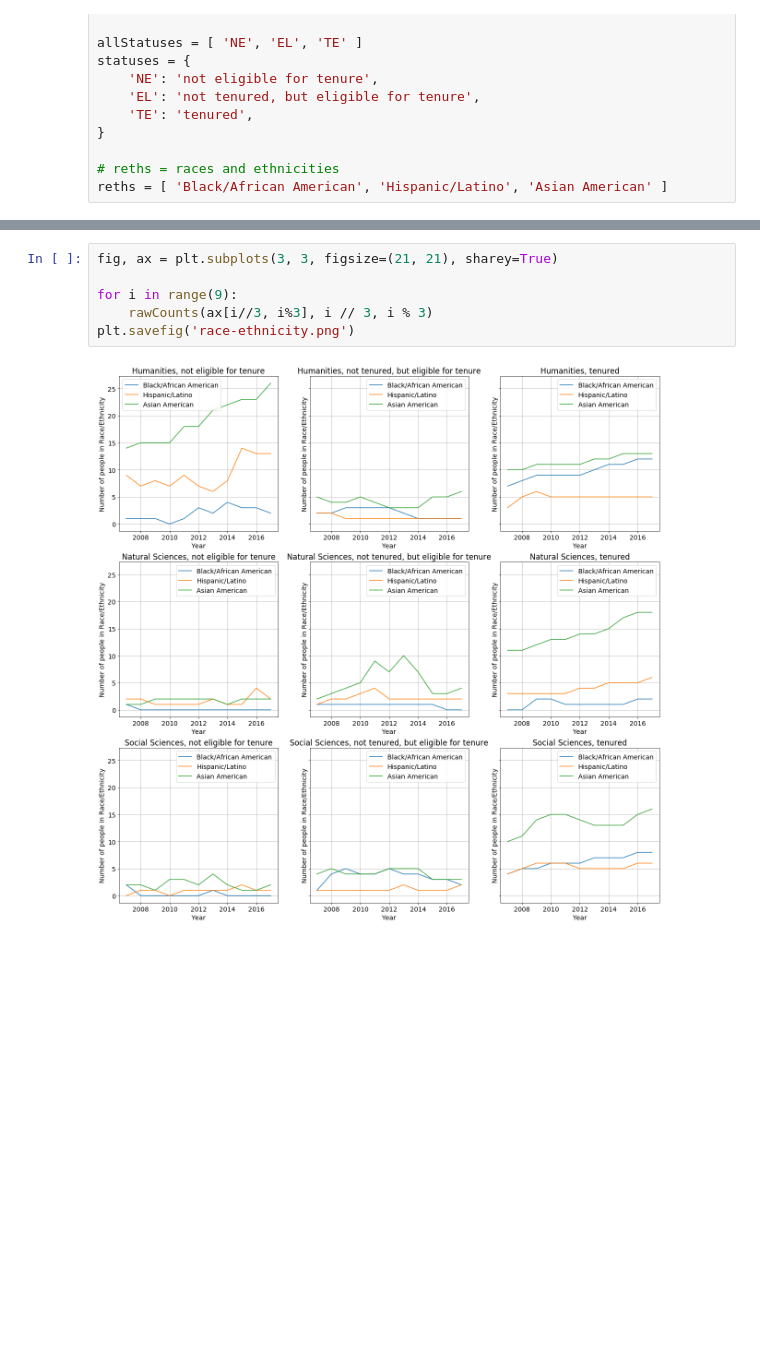
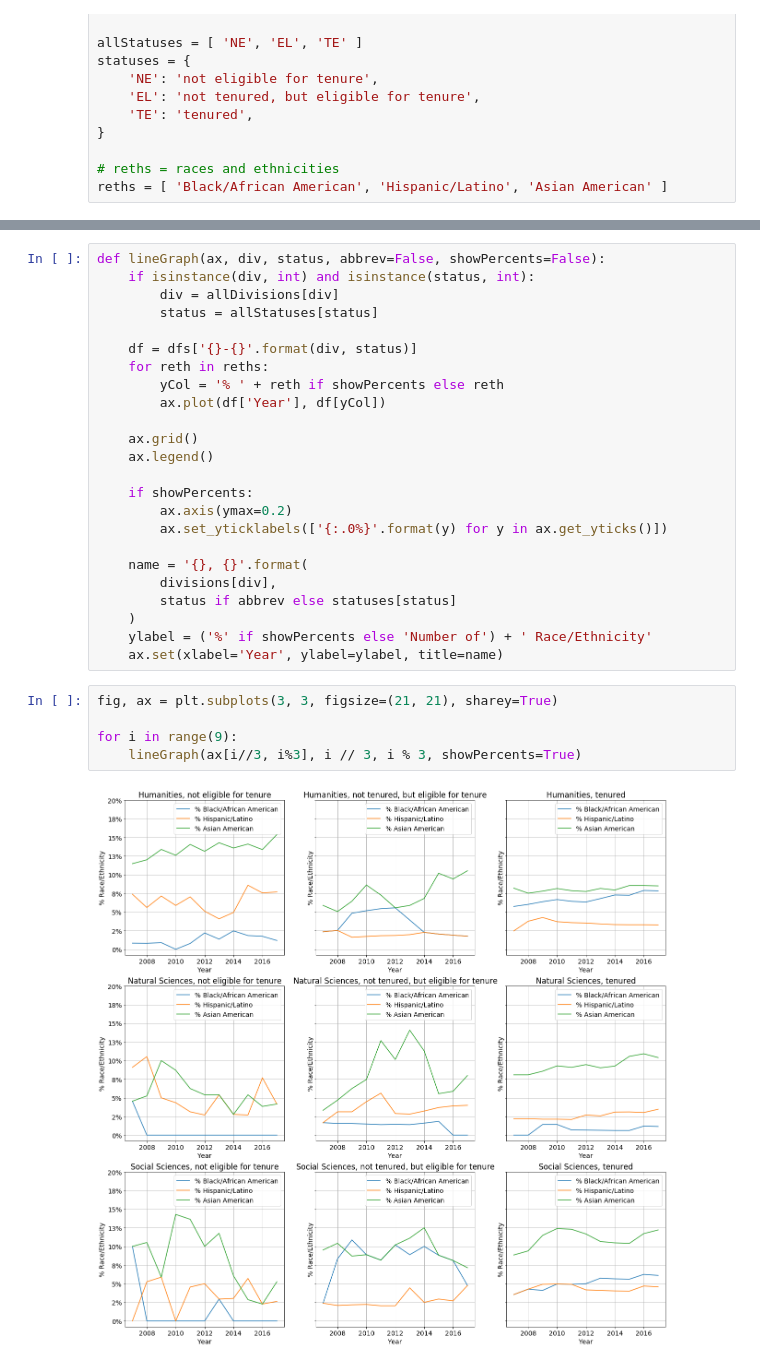
Before and after one commit to jsonkao/youdrawit-tenure, a Jupyter notebook: notebooks/race-ethnicity.ipynb, the cells around one changed output, grey strips where cells are left out. Drawn from its saved outputs; the diff is of its cells as text; blank space fills up the shorter version.

Commit message:
percents

```diff
--- a/notebooks/race-ethnicity.ipynb
+++ b/notebooks/race-ethnicity.ipynb
@@ -68,8 +33,31 @@ def rawCounts(ax, div, status, abbrev=False):
+# %%
+def lineGraph(ax, div, status, abbrev=False, showPercents=False):
+    if isinstance(div, int) and isinstance(status, int):
+        div = allDivisions[div]
+        status = allStatuses[status]
+
+    df = dfs['{}-{}'.format(div, status)]
+    for reth in reths:
+        yCol = '% ' + reth if showPercents else reth
+        ax.plot(df['Year'], df[yCol])
+
+    ax.grid()
+    ax.legend()
+
+    if showPercents:
+        ax.axis(ymax=0.2)
+        ax.set_yticklabels(['{:.0%}'.format(y) for y in ax.get_yticks()])
+
+    name = '{}, {}'.format(
+        divisions[div],
+        status if abbrev else statuses[status]
+    )
+    ylabel = ('%' if showPercents else 'Number of') + ' Race/Ethnicity'
+    ax.set(xlabel='Year', ylabel=ylabel, title=name)
 # %%
 fig, ax = plt.subplots(3, 3, figsize=(21, 21), sharey=True)
 
 for i in range(9):
-    rawCounts(ax[i//3, i%3], i // 3, i % 3)
-plt.savefig('race-ethnicity.png')
+    lineGraph(ax[i//3, i%3], i // 3, i % 3, showPercents=True)
 # %% [output]
-[figure, old version]
+[figure, new version]
```
Also changed, not shown: parts of 1 cell of this notebook.
